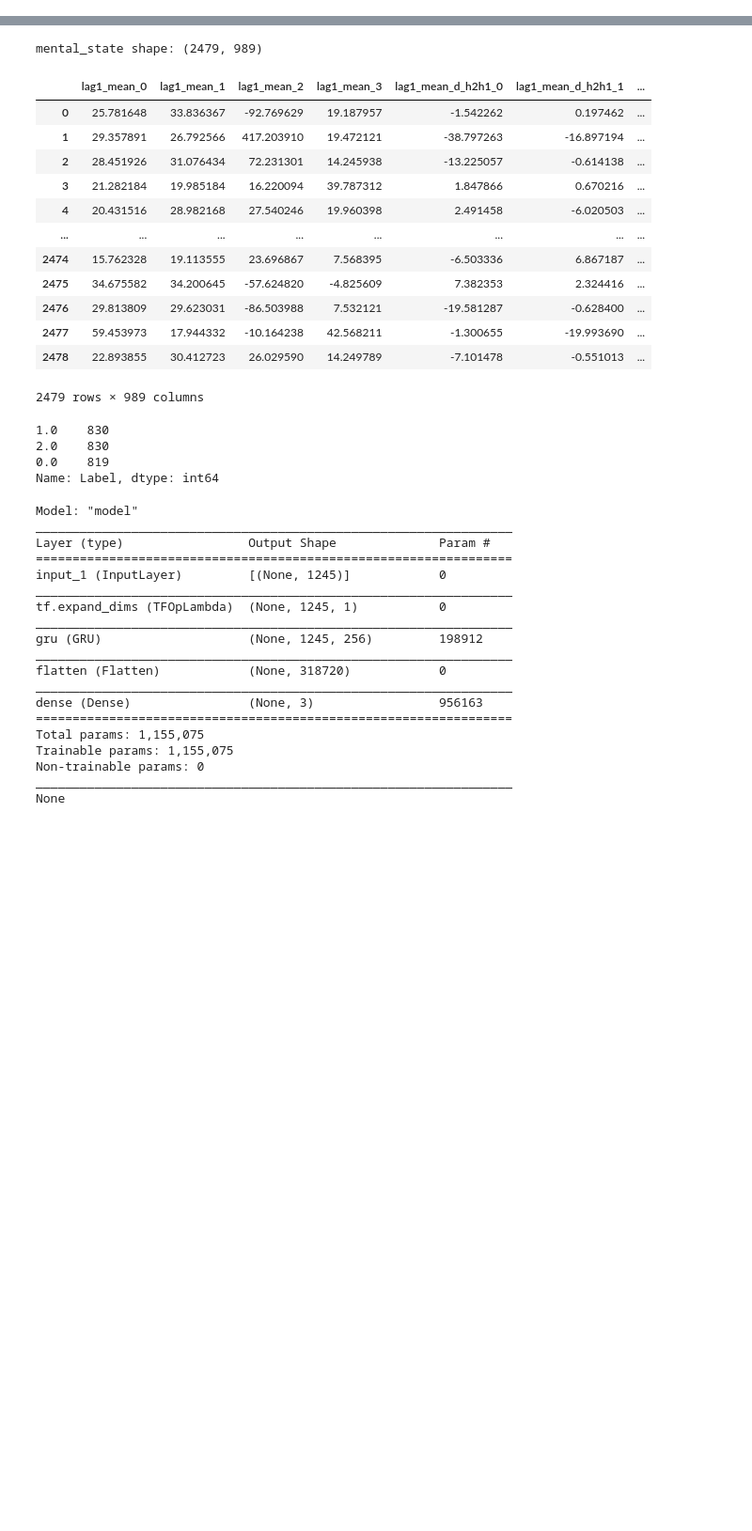
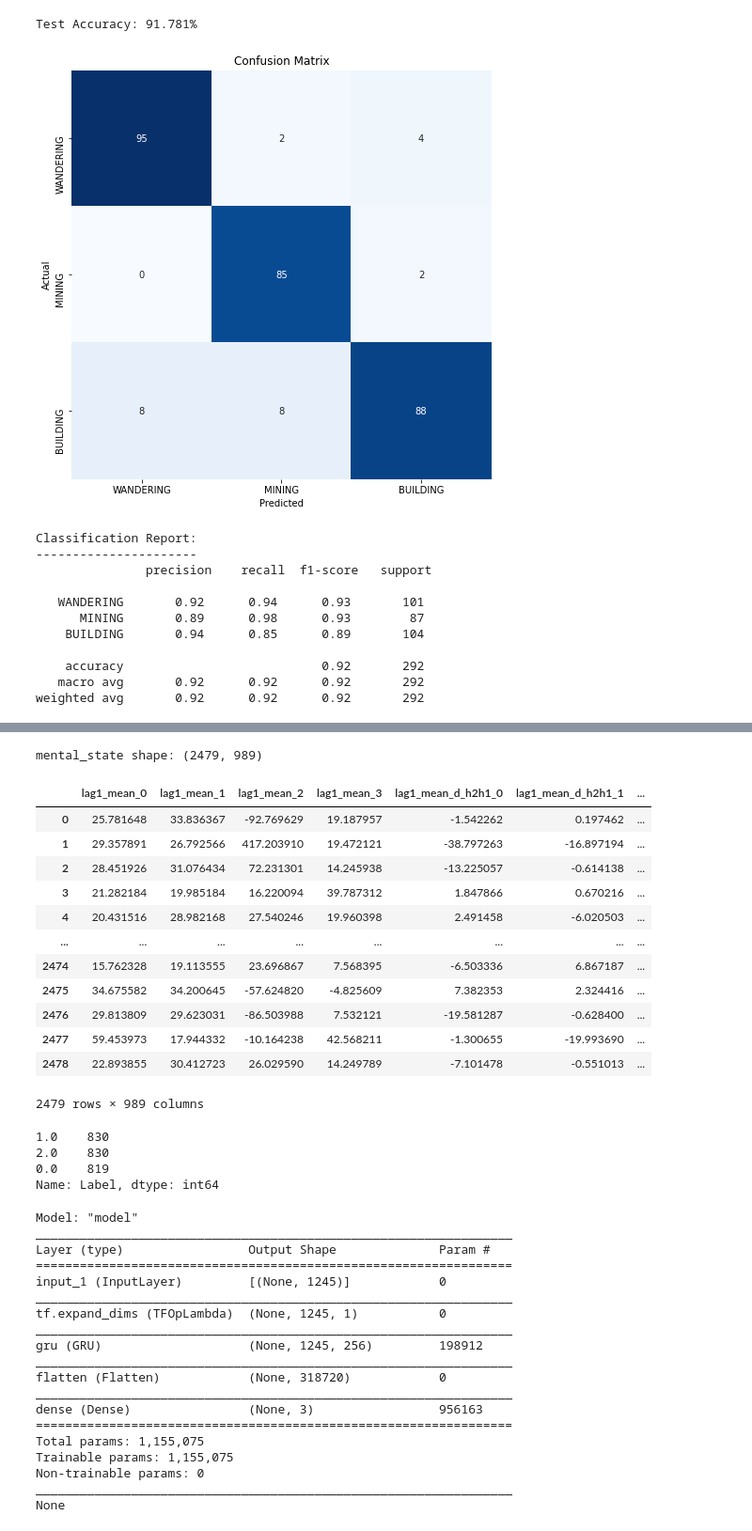
Before and after one commit to andyko208/EEG_Classification, a Jupyter notebook: GRU_Progress.ipynb, the cells around one changed output, grey strips where cells are left out. Shown at 94% size. Saved outputs shown, nothing was run; the diff lists cells and outputs as text; code cells hidden in the pictures; blank space fills up the shorter version.

Commit message:
model updates

```diff
--- a/GRU_Progress.ipynb
+++ b/GRU_Progress.ipynb
@@ -15,0 +87,9 @@ from sklearn.model_selection import train_test_split
+# %%
+filename = 'minecraft-state'
+
+outfile_path = os.getcwd() + '/final_dataset/' + filename + '.csv'
+
+df = pd.read_csv(outfile_path)
+print(df['Label'].value_counts())
+print('df shape: {}'.format(df.shape))
+df
@@ -15,0 +115,15 @@ from sklearn.model_selection import train_test_split
+# %%
+def preprocess_inputs(df):
+    df = df.copy()
+
+    y = df['Label'].copy()
+    X = df.drop('Label', axis=1).copy()
+
+    X_train, X_test, y_train, y_test = train_test_split(X, y, train_size=0.7, random_state=123)
+
+    return X_train, X_test, y_train, y_test
+
+X_train, X_test, y_train, y_test = preprocess_inputs(df)
+# %%
+model = tf.keras.models.load_model(os.getcwd() + '/saved_models/minecraft-state-c-gru.h5')
+model.summary()
@@ -15,0 +149,34 @@ from sklearn.model_selection import train_test_split
+# %%
+model_acc = model.evaluate(X_test, y_test, verbose=0)[1]
+print("Test Accuracy: {:.3f}%".format(model_acc * 100))
+
+label_mapping = {'WANDERING': 0, 'MINING': 1, 'BUILDING': 2}
+y_pred = np.array(list(map(lambda x: np.argmax(x), model.predict(X_test))))
+
+cm = confusion_matrix(y_test, y_pred)
+clr = classification_report(y_test, y_pred, target_names=label_mapping.keys())
+
+plt.figure(figsize=(8, 8))
+sns.heatmap(cm, annot=True, vmin=0, fmt='g', cbar=False, cmap='Blues')
+plt.xticks(np.arange(3) + 0.5, label_mapping.keys())
+plt.yticks(np.arange(3) + 0.5, label_mapping.keys())
+plt.xlabel("Predicted")
+plt.ylabel("Actual")
+plt.title("Confusion Matrix")
+plt.show()
+
+print("Classification Report:\n----------------------\n", clr)
+# %% [output]
+Test Accuracy: 91.781%
+[figure, added]
+Classification Report:
+----------------------
+               precision    recall  f1-score   support
+
+   WANDERING       0.92      0.94      0.93       101
+      MINING       0.89      0.98      0.93        87
+    BUILDING       0.94      0.85      0.89       104
+
+    accuracy                           0.92       292
+   macro avg       0.92      0.92      0.92       292
+weighted avg       0.92      0.92      0.92       292
```
Also changed, not shown: parts of 40 cells of this notebook, 32 other files.
